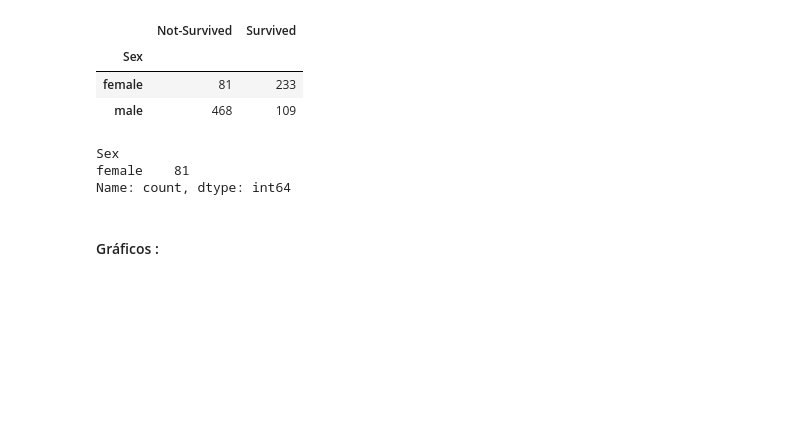
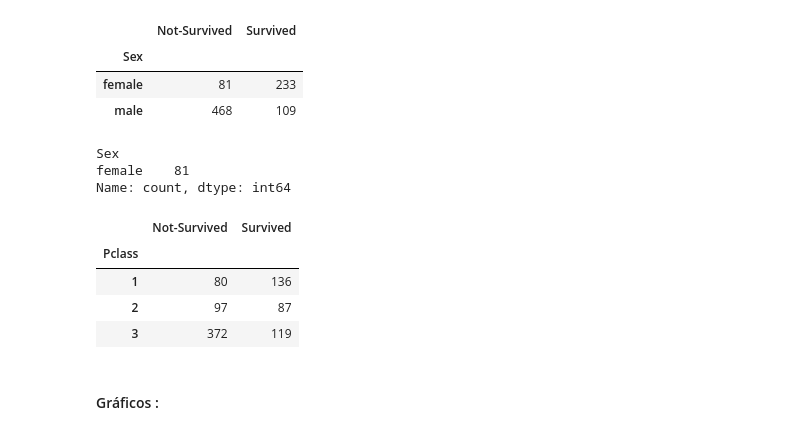
Before and after one commit to WesleyAlvesDS/Projetos, a Jupyter notebook: ProjetoTitanic/titanic_analitcs.ipynb, the cells around one changed output. Cells and saved outputs as stored; diff of their text form; code cells hidden in the pictures; blank space fills up the shorter version.

```diff
--- a/ProjetoTitanic/titanic_analitcs.ipynb
+++ b/ProjetoTitanic/titanic_analitcs.ipynb
@@ -130,6 +130,19 @@ display(count) # Visualizando o filtro
 Sex
 female    81
 Name: count, dtype: int64
+# %%
+new_df = new_df[['Survived','Pclass']]
+survived_in_class = new_df.groupby(['Survived','Pclass']).size().reset_index(name='Value')
+survived_in_class = survived_in_class.pivot(index='Pclass',columns='Survived',values='Value')
+survived_in_class.columns.name = 0
+survived_in_class.rename(columns={0: 'Not-Survived', 1: 'Survived'}, inplace=True)
+display(survived_in_class)
+# %% [output]
+|  | Not-Survived | Survived |
+| Pclass |  |  |
+| 1 | 80 | 136 |
+| 2 | 97 | 87 |
+| 3 | 372 | 119 |
 # %% [markdown]
 #### Gráficos :
 # %% [markdown]
```
Also changed, not shown: parts of 6 cells of this notebook.
